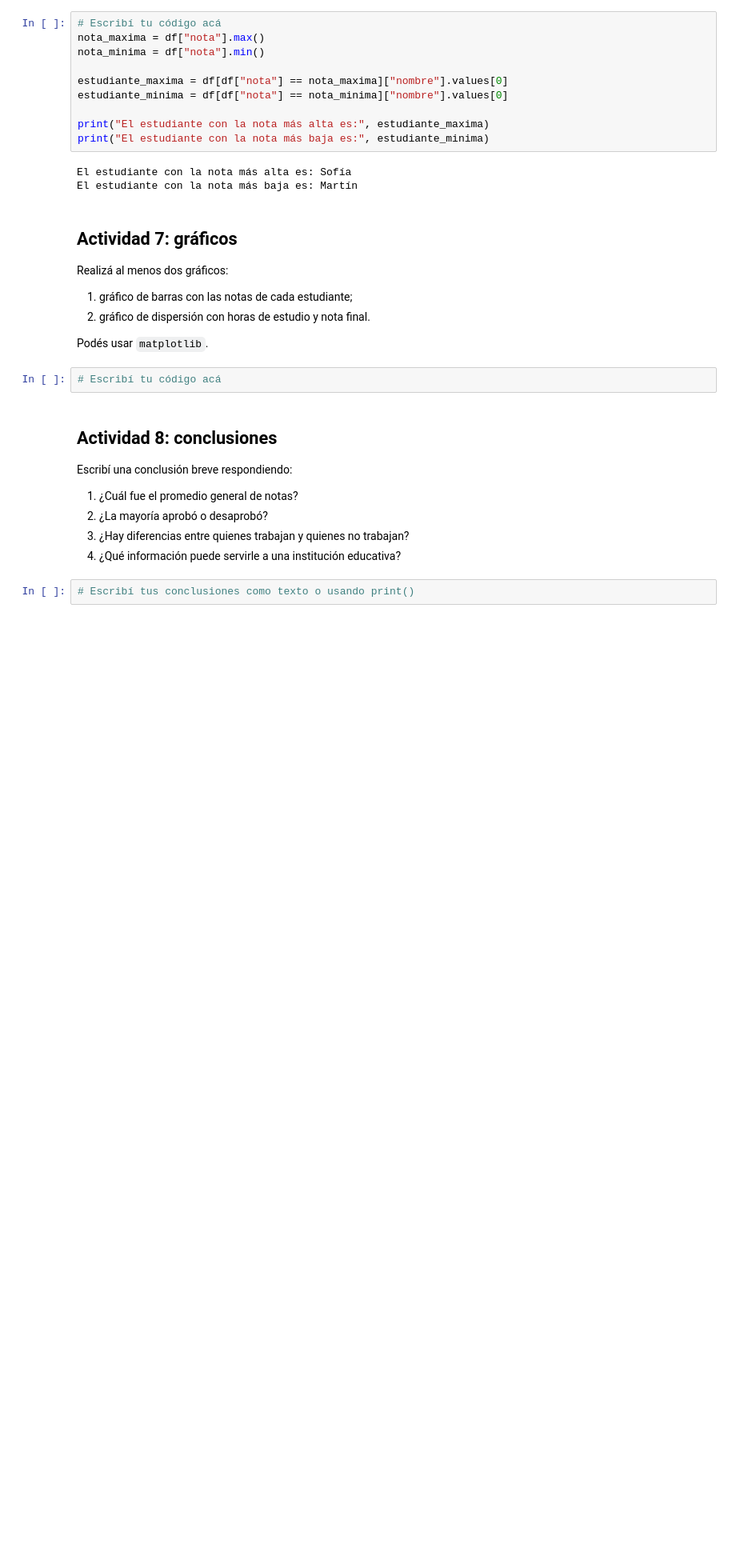
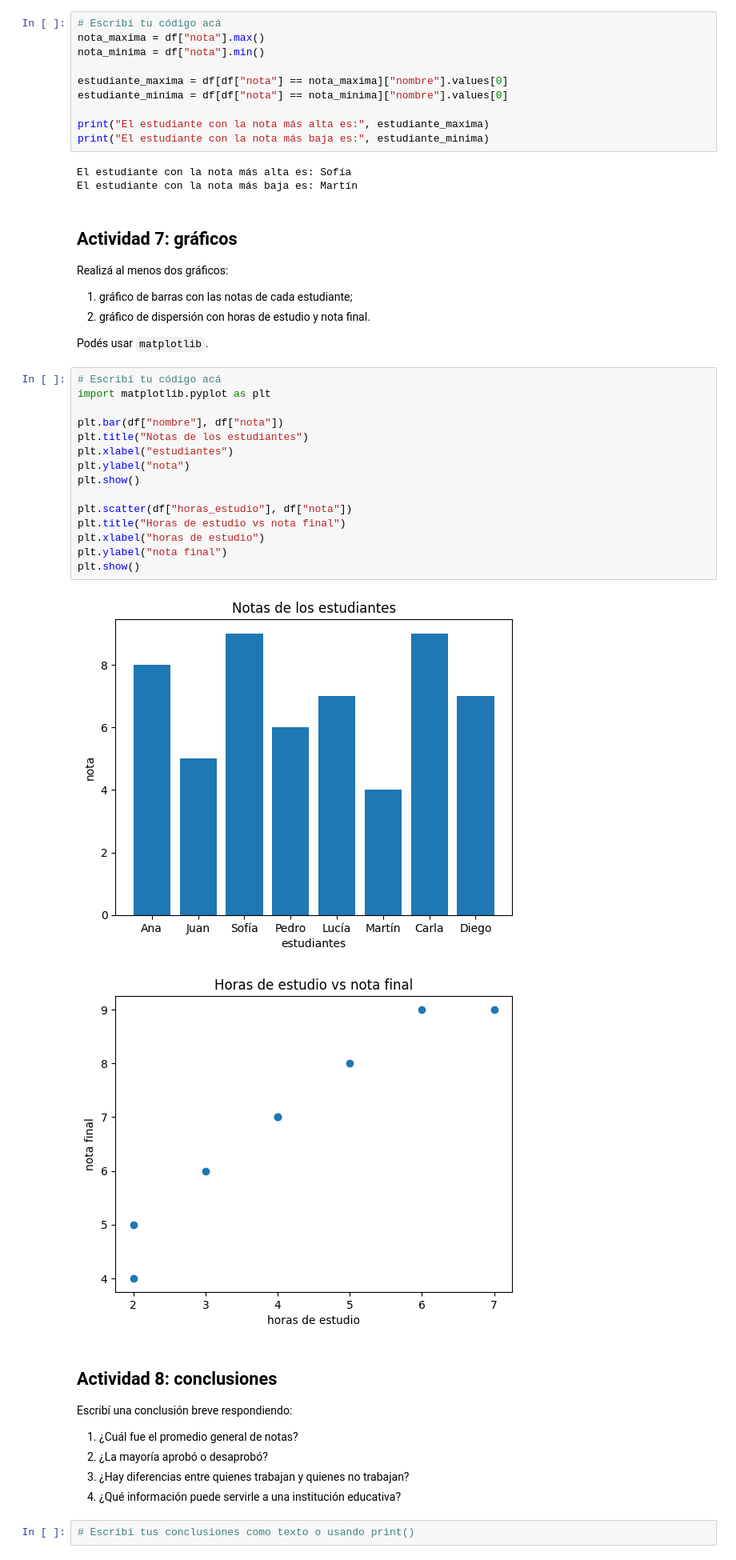
Before and after one commit to brunocor6/trabajo_final_IAPOD26, a Jupyter notebook: TP_Integrador_Simple_Consignas_Completo_Final.ipynb, the cells around one changed output. Shown at 80% size. Saved outputs shown, nothing was run; the diff lists cells and outputs as text; blank space fills up the shorter version.

```diff
--- a/TP_Integrador_Simple_Consignas_Completo_Final.ipynb
+++ b/TP_Integrador_Simple_Consignas_Completo_Final.ipynb
@@ -185,8 +185,24 @@ Realizá al menos dos gráficos:
 2. gráfico de dispersión con horas de estudio y nota final.
 
 Podés usar `matplotlib`.
-# %%
-# Escribí tu código acá
+# %%
+# Escribí tu código acá
+import matplotlib.pyplot as plt
+
+plt.bar(df["nombre"], df["nota"])
+plt.title("Notas de los estudiantes")
+plt.xlabel("estudiantes")
+plt.ylabel("nota")
+plt.show()
+
+plt.scatter(df["horas_estudio"], df["nota"])
+plt.title("Horas de estudio vs nota final")
+plt.xlabel("horas de estudio")
+plt.ylabel("nota final")
+plt.show()
+# %% [output]
+[figure, added]
+[figure, added]
 # %% [markdown]
 ## Actividad 8: conclusiones
 
```
